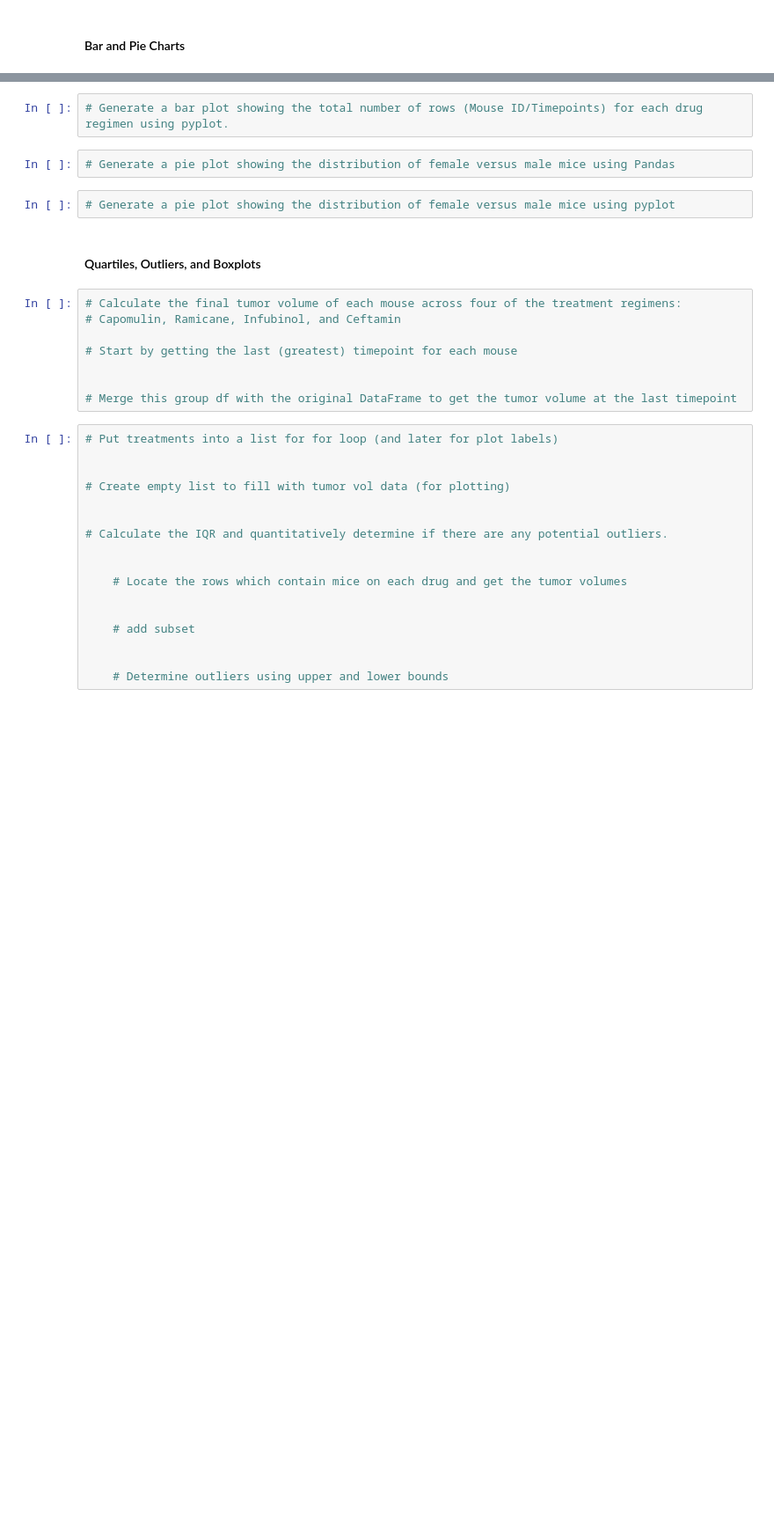
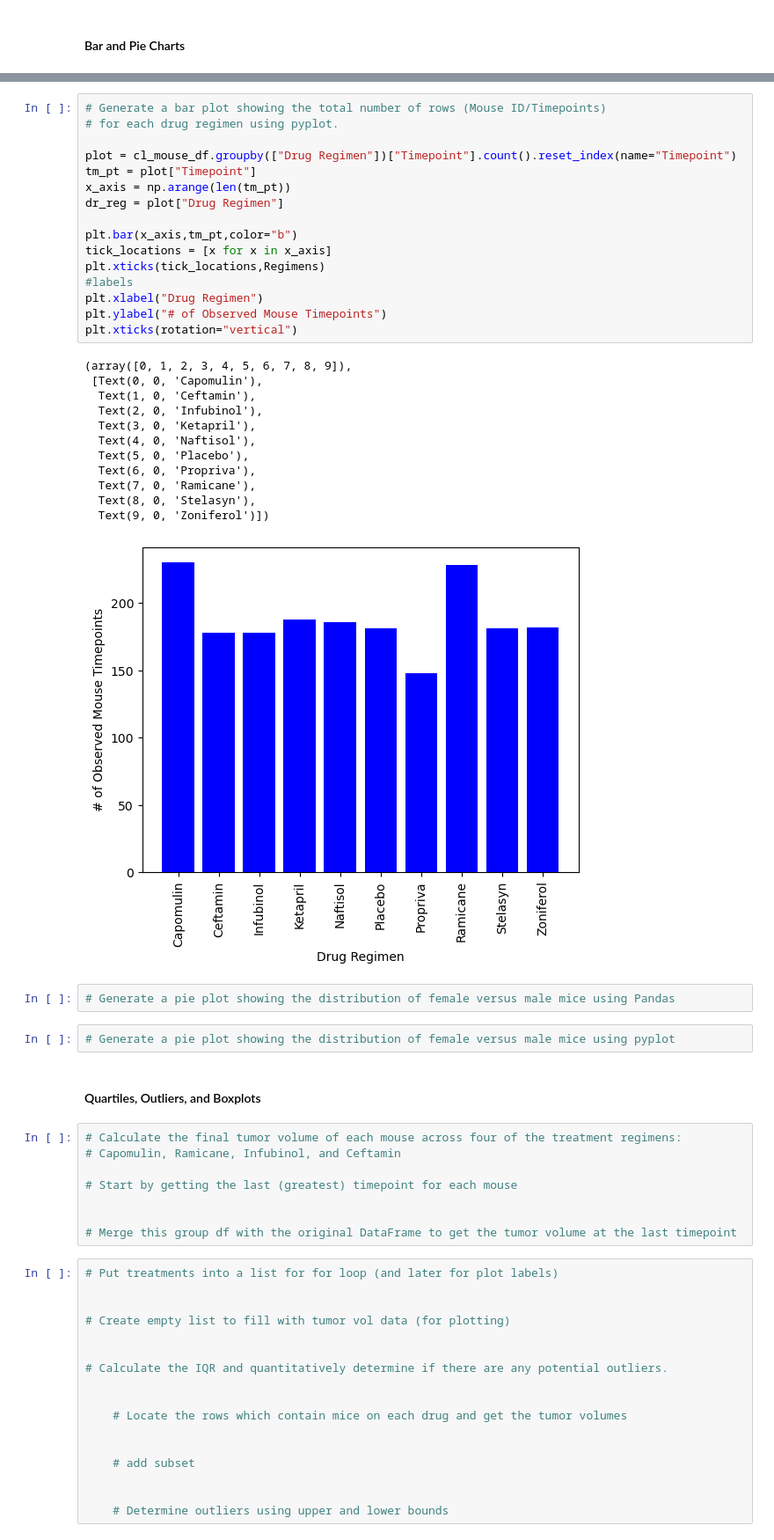
Before and after one commit to sallyca530/Matplotlib-Challenge, a Jupyter notebook: Pymaceuticals/main_py/mainPymaceuticals.ipynb, the cells around one changed output, grey strips where cells are left out. Shown at 88% size. Drawn from its saved outputs; the diff is of its cells as text; blank space fills up the shorter version.

Commit message:
through pyplot

```diff
--- a/Pymaceuticals/main_py/mainPymaceuticals.ipynb
+++ b/Pymaceuticals/main_py/mainPymaceuticals.ipynb
@@ -140,5 +189,32 @@ gr_drug_df
-# %%
-# Generate a bar plot showing the total number of rows (Mouse ID/Timepoints) for each drug regimen using pyplot.
+# %%
+# Generate a bar plot showing the total number of rows (Mouse ID/Timepoints)
+# for each drug regimen using pyplot.
+
+plot = cl_mouse_df.groupby(["Drug Regimen"])["Timepoint"].count().reset_index(name="Timepoint")
+tm_pt = plot["Timepoint"]
+x_axis = np.arange(len(tm_pt))
+dr_reg = plot["Drug Regimen"]
+
+plt.bar(x_axis,tm_pt,color="b")
+tick_locations = [x for x in x_axis]
+plt.xticks(tick_locations,Regimens)
+#labels
+plt.xlabel("Drug Regimen")
+plt.ylabel("# of Observed Mouse Timepoints")
+plt.xticks(rotation="vertical")
+# %% [output]
+(array([0, 1, 2, 3, 4, 5, 6, 7, 8, 9]),
+ [Text(0, 0, 'Capomulin'),
+  Text(1, 0, 'Ceftamin'),
+  Text(2, 0, 'Infubinol'),
+  Text(3, 0, 'Ketapril'),
+  Text(4, 0, 'Naftisol'),
+  Text(5, 0, 'Placebo'),
+  Text(6, 0, 'Propriva'),
+  Text(7, 0, 'Ramicane'),
+  Text(8, 0, 'Stelasyn'),
+  Text(9, 0, 'Zoniferol')])
+[figure, added]
 # %%
 # Generate a pie plot showing the distribution of female versus male mice using Pandas
 # %%
```
Also changed, not shown: parts of 7 cells of this notebook.
